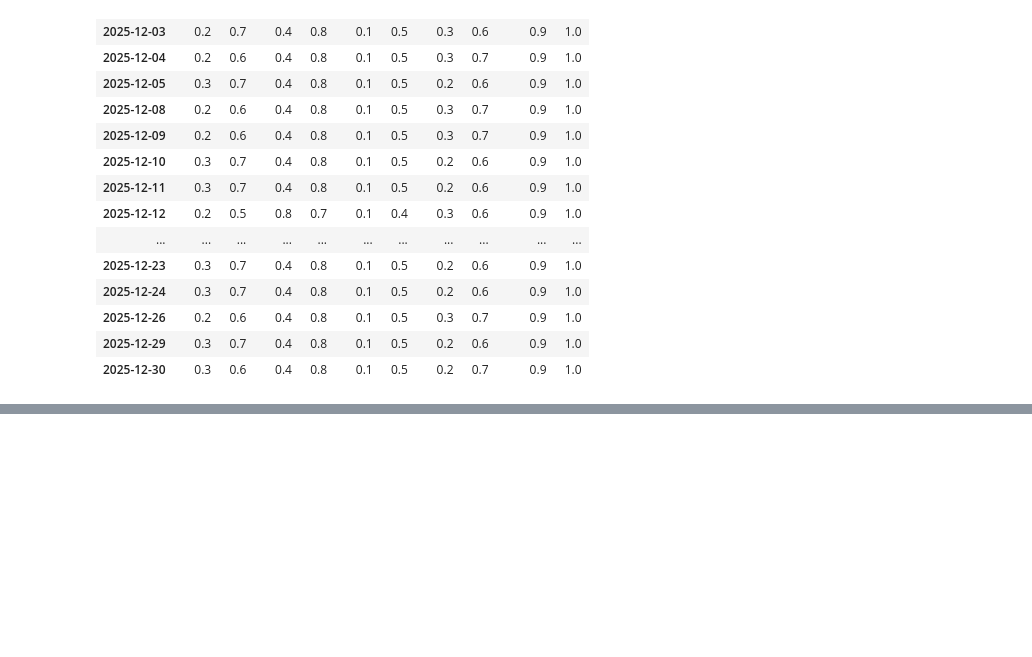
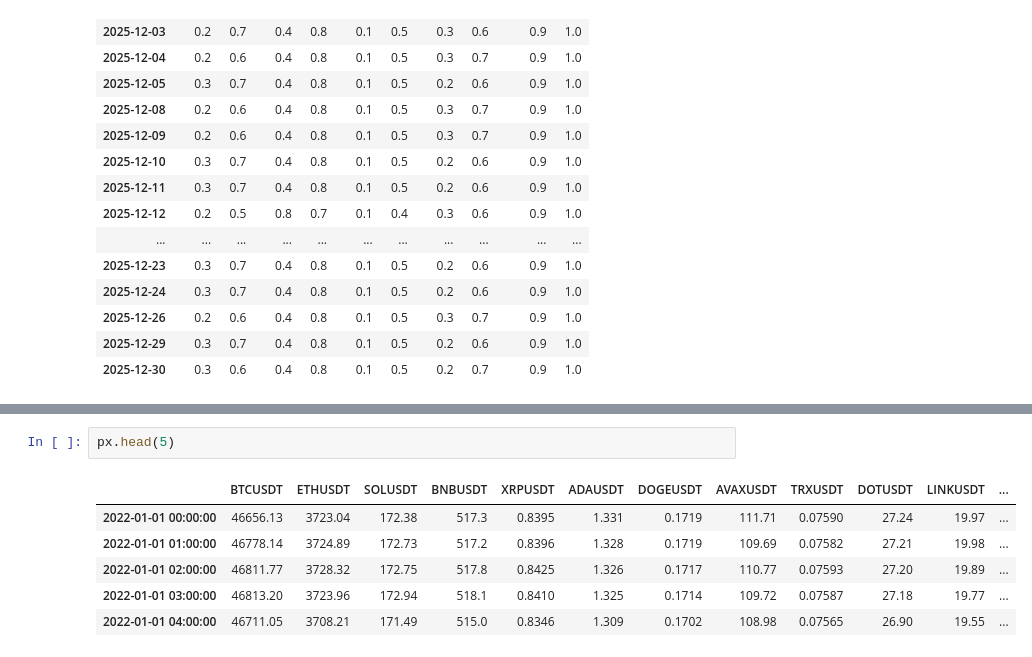
Before and after one commit to Epic721/stat-arb-research, a Jupyter notebook: test_nb.ipynb, the cells around one changed output, grey strips where cells are left out. Saved outputs shown, nothing was run; the diff lists cells and outputs as text; blank space fills up the shorter version.

```diff
--- a/test_nb.ipynb
+++ b/test_nb.ipynb
@@ -190,0 +214,9 @@ data.rank(axis=1, pct=True)
+# %%
+px.head(5)
+# %% [output]
+|  | BTCUSDT | ETHUSDT | SOLUSDT | BNBUSDT | XRPUSDT | ADAUSDT | DOGEUSDT | AVAXUSDT | TRXUSDT | DOTUSDT | LINKUSDT | ... |
+| 2022-01-01 00:00:00 | 46656.13 | 3723.04 | 172.38 | 517.3 | 0.8395 | 1.331 | 0.1719 | 111.71 | 0.07590 | 27.24 | 19.97 | ... |
+| 2022-01-01 01:00:00 | 46778.14 | 3724.89 | 172.73 | 517.2 | 0.8396 | 1.328 | 0.1719 | 109.69 | 0.07582 | 27.21 | 19.98 | ... |
+| 2022-01-01 02:00:00 | 46811.77 | 3728.32 | 172.75 | 517.8 | 0.8425 | 1.326 | 0.1717 | 110.77 | 0.07593 | 27.20 | 19.89 | ... |
+| 2022-01-01 03:00:00 | 46813.20 | 3723.96 | 172.94 | 518.1 | 0.8410 | 1.325 | 0.1714 | 109.72 | 0.07587 | 27.18 | 19.77 | ... |
+| 2022-01-01 04:00:00 | 46711.05 | 3708.21 | 171.49 | 515.0 | 0.8346 | 1.309 | 0.1702 | 108.98 | 0.07565 | 26.90 | 19.55 | ... |
```
Also changed, not shown: parts of 4 cells of this notebook, 2 other files.
